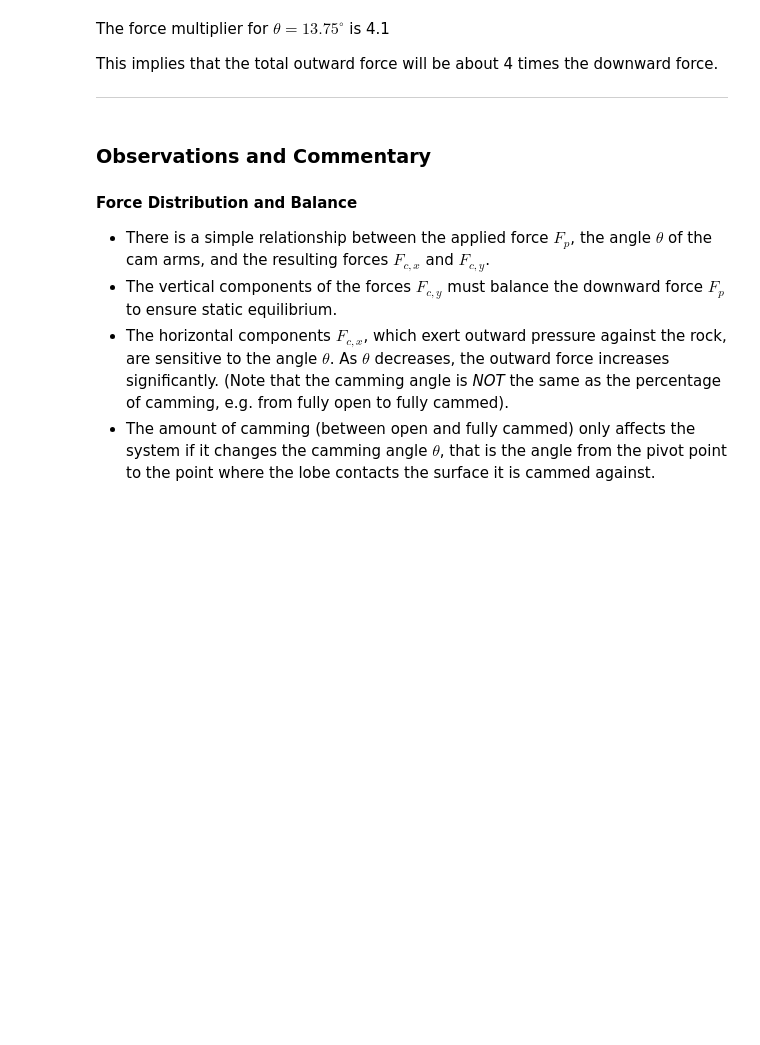
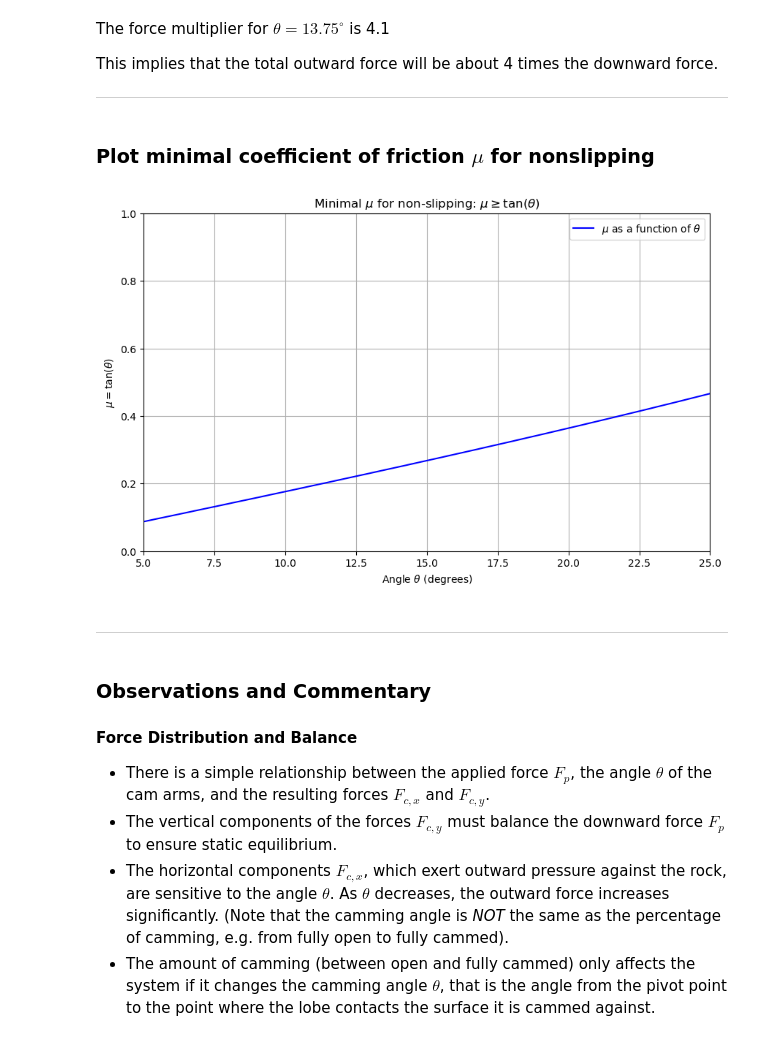
Before and after one commit to aaronksolomon/Cam-Forces, a Jupyter notebook: camming_forces.ipynb, the cells around one changed output. Saved outputs shown, nothing was run; the diff lists cells and outputs as text; code cells hidden in the pictures; blank space fills up the shorter version.

Commit message:
added calcs for coeff. of friction mu in terms of theta.

```diff
--- a/camming_forces.ipynb
+++ b/camming_forces.ipynb
@@ -251,6 +249,34 @@ The force multiplier for $\theta = 13.75^\circ$ is 4.1
 This implies that the total outward force will be about 4 times the downward force.
 
 ---
+# %% [markdown]
+### Plot minimal coefficient of friction $\mu$ for nonslipping
+# %%
+# What is the minimal coefficient of friction for non slipping given a cam angle theta?
+# Constants
+theta = np.radians(np.linspace(5, 45, 100))  # Theta ranging from 5 degrees to 45 degrees
+
+# Calculate minimal mu base on mu = tan(theta)
+mu = np.tan(theta)  # mu as a function of theta
+
+# Convert theta to degrees for plotting
+theta_degrees = np.degrees(theta)
+
+# Plotting
+plt.figure(figsize=(10, 6))
+plt.plot(theta_degrees, mu, label=r'$\mu$ as a function of $\theta$', color='blue')
+plt.xlim(5, 25)  # Set x-axis limits
+plt.ylim(0, 1)  # Set y-axis limits
+plt.xlabel(r'Angle $\theta$ (degrees)')
+plt.ylabel(r'$\mu =  \tan(\theta)$')
+plt.title(r'Minimal $\mu$ for non-slipping: $\mu \geq \tan(\theta$)')
+plt.legend()
+plt.grid(True)
+plt.show()
+# %% [output]
+[figure, added]
+# %% [markdown]
+---
 # %% [markdown]
 ### Observations and Commentary
 
```
Also changed, not shown: parts of 4 cells of this notebook, 1 other file.
